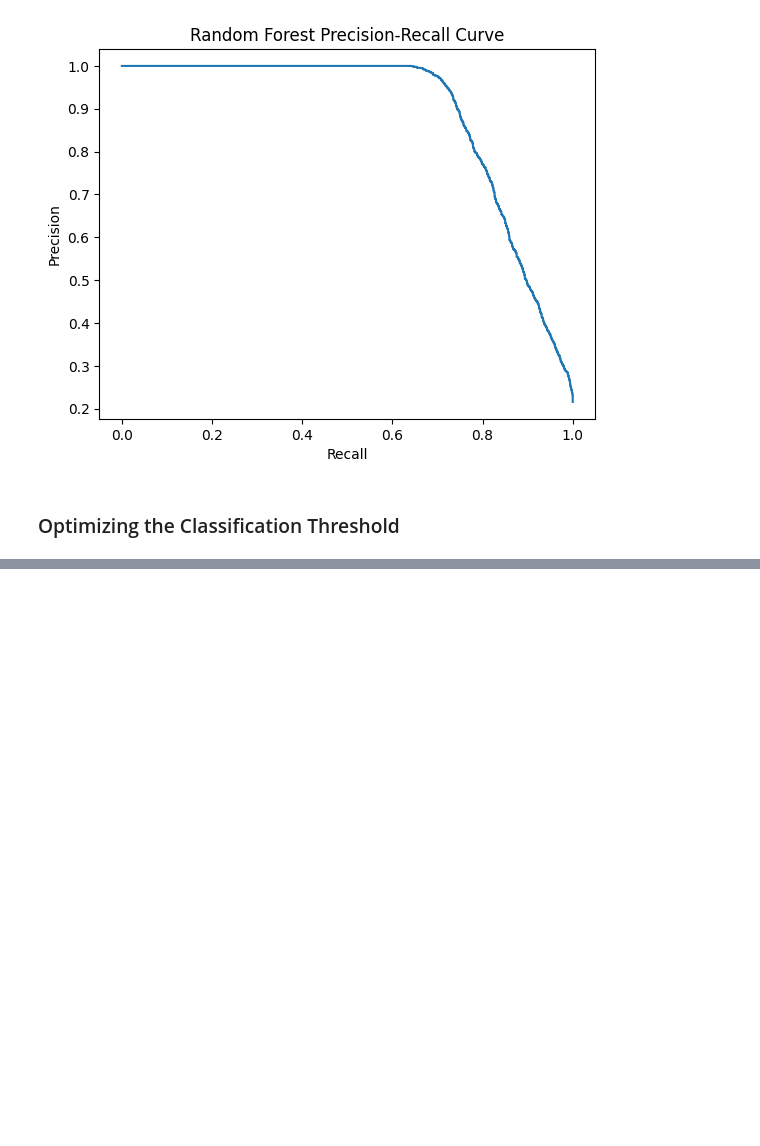
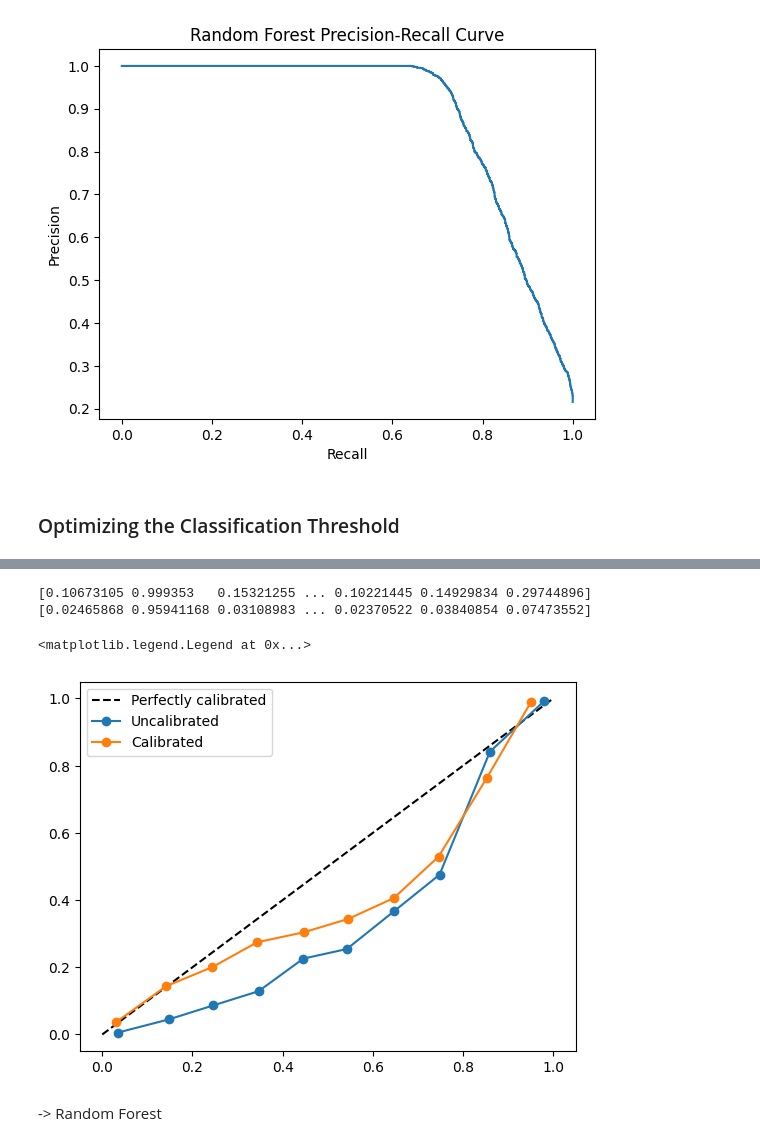
Before and after one commit to Ruhi1010/explainable_credit_risk_assessment_system, a Jupyter notebook: credit_risk.ipynb, the cells around one changed output, grey strips where cells are left out. Drawn from its saved outputs; the diff is of its cells as text; code cells hidden in the pictures; blank space fills up the shorter version.

```diff
--- a/credit_risk.ipynb
+++ b/credit_risk.ipynb
@@ -711,0 +815,10 @@ weighted avg       0.93      0.93      0.93      9457
+# %%
+# 1. Calibrated XGBoost model
+from sklearn.calibration import CalibratedClassifierCV, calibration_curve
+calibrated_model = CalibratedClassifierCV(
+    xg_model,
+    method='sigmoid',
+    cv=5
+)
+
+calibrated_model.fit(X_train, y_train)
@@ -711,0 +843,41 @@ weighted avg       0.93      0.93      0.93      9457
+# %%
+# 2. Get probabilities
+uncalibrated = xg_model.predict_proba(X_test)[:, 1]
+calibrated = calibrated_model.predict_proba(X_test)[:, 1]
+
+print(uncalibrated)
+print(calibrated)
+# %% [output]
+[0.10673105 0.999353   0.15321255 ... 0.10221445 0.14929834 0.29744896]
+[0.02465868 0.95941168 0.03108983 ... 0.02370522 0.03840854 0.07473552]
+# %%
+# 3. create calibration curves
+actual_uncal, predicted_uncal = calibration_curve(y_test, uncalibrated, n_bins=10)
+actual_cal, predicted_cal = calibration_curve(y_test, calibrated, n_bins=10)
+# %%
+# 4. plot
+plt.plot(
+    [0,1],
+    [0,1],
+    'k--',
+    label = 'Perfectly calibrated'
+)
+
+plt.plot(
+    predicted_uncal,
+    actual_uncal,
+    'o-',
+    label = 'Uncalibrated')
+
+plt.plot(
+    predicted_cal,
+    actual_cal,
+    'o-',
+    label = 'Calibrated'
+)
+plt.legend()
+# %% [output]
+<matplotlib.legend.Legend at 0x...>
+[figure, added]
+# %% [markdown]
+-> Random Forest
```
Also changed, not shown: parts of 21 cells of this notebook.
